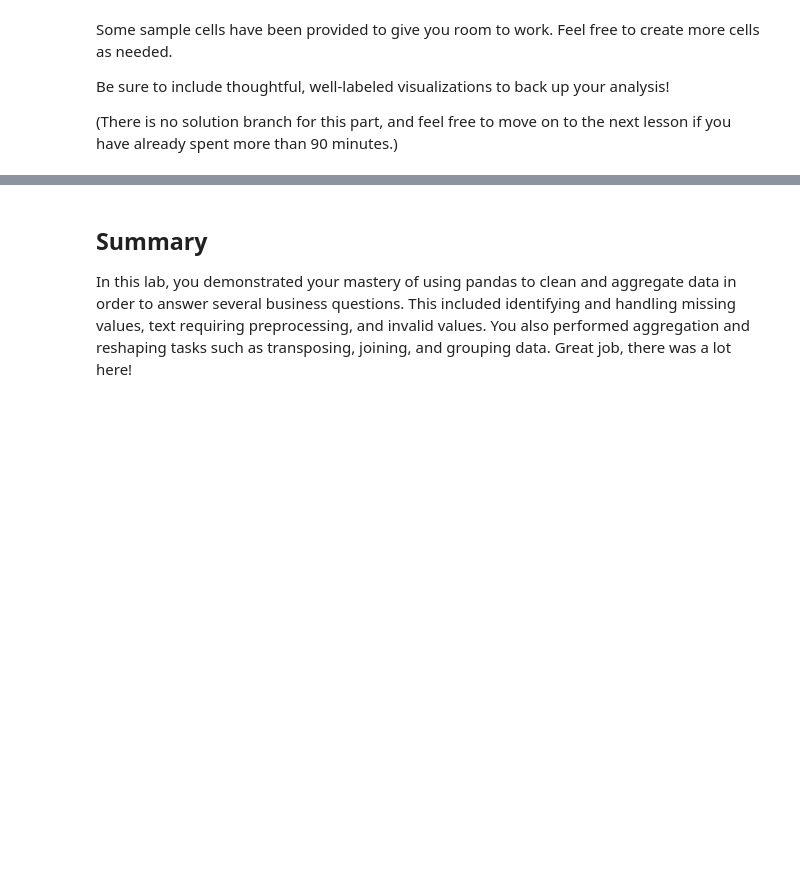
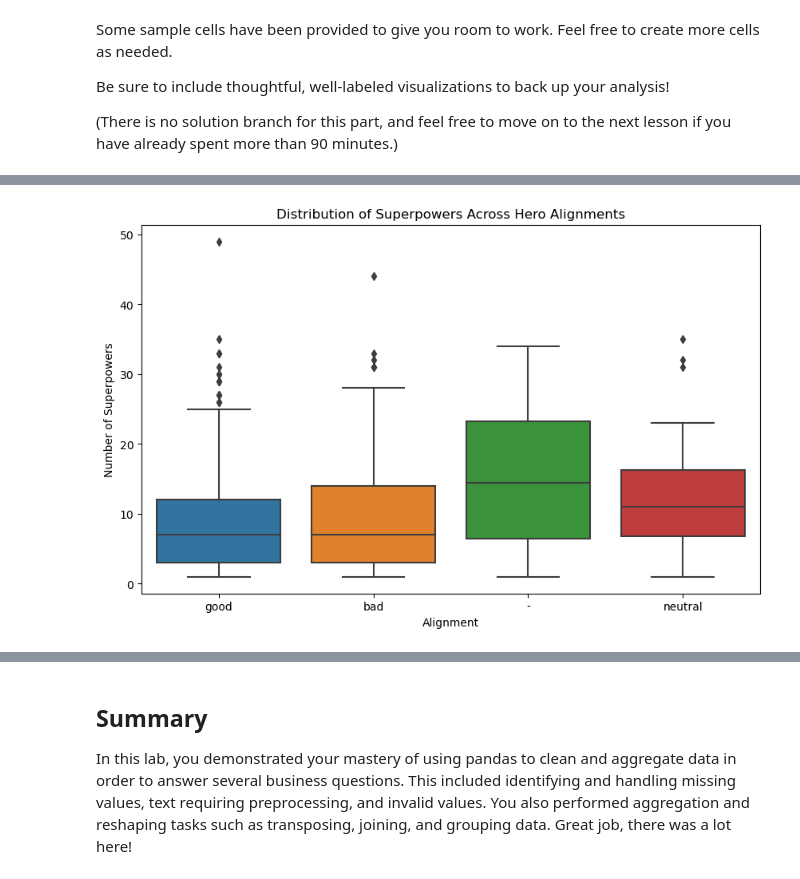
Before and after one commit to GbGibson7/dsc-pandas-data-cleaning-lab, a Jupyter notebook: index.ipynb, the cells around one changed output, grey strips where cells are left out. Cells and saved outputs as stored; diff of their text form; code cells hidden in the pictures; blank space fills up the shorter version.

Commit message:
Final assignment on data cleaning

```diff
--- a/index.ipynb
+++ b/index.ipynb
@@ -422,0 +495,2 @@ heroes_df
+# %%
+heroes_df.drop_duplicates(inplace=True)
@@ -496,9 +660,0 @@ In the cell below, use the `json` module to load the data from `world_cup_file`
-# %%
-# Aggregating the number of superpowers
-heroes_and_powers_df['Power Count'] = 0 # Initialize
-
-for power_name in powers_df.index:
-    if power_name in heroes_and_powers_df.columns:
-        heroes_and_powers_df['Power Count'] += heroes_and_powers_df[power_name]
-
-heroes_and_powers_df.head()
@@ -514,0 +723,9 @@ Run the code below to check your work:
+# %%
+# Check how many heroes have no superpowers (num_superpowers = 0)
+heroes_without_superpowers = heroes_and_powers_df[heroes_and_powers_df['num_superpowers'] == 0]
+print(f"Number of heroes with no superpowers: {heroes_without_superpowers.shape[0]}")
+# Step 2: Filter out heroes with no superpowers
+heroes_and_powers_df = heroes_and_powers_df[heroes_and_powers_df['num_superpowers'] > 0]
+
+# Step 3: Confirm that after filtering, the DataFrame has 647 rows
+print(f"Shape after filtering: {heroes_and_powers_df.shape}")
@@ -545,0 +853,9 @@ KeyError: '3-D Man'
+# %%
+# Run this cell without changes
+
+# Note: we can use sum() with True and False values and they will
+# automatically be cast to 1s and 0s
+heroes_and_powers_df["Power Count"] = sum(
+    [heroes_and_powers_df[power_name] for power_name in powers_df.index]
+)
+heroes_and_powers_df
@@ -751,0 +1274,17 @@ Be sure to include thoughtful, well-labeled visualizations to back up your analy
+# %%
+#3. Visualization: Distribution of Superpowers Across Alignments
+# Set the plot size for better readability
+plt.figure(figsize=(10, 6))
+
+# Create a boxplot to show the distribution of 'num_superpowers' by 'Alignment'
+sns.boxplot(x='Alignment', y='num_superpowers', data=heroes_and_powers_df)
+
+# Set title and labels for clarity
+plt.title('Distribution of Superpowers Across Hero Alignments')
+plt.xlabel('Alignment')
+plt.ylabel('Number of Superpowers')
+
+# Display the plot
+plt.show()
+# %% [output]
+[figure, added]
```
Also changed, not shown: parts of 76 cells of this notebook.
